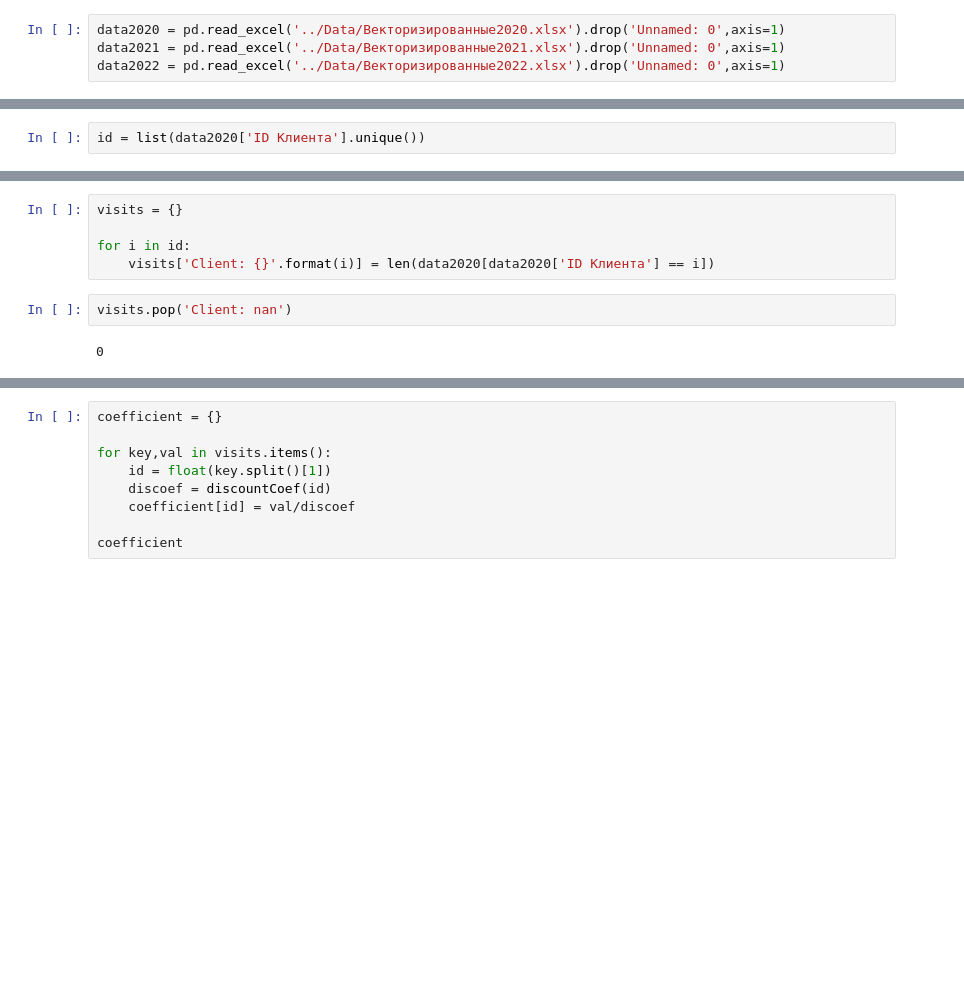
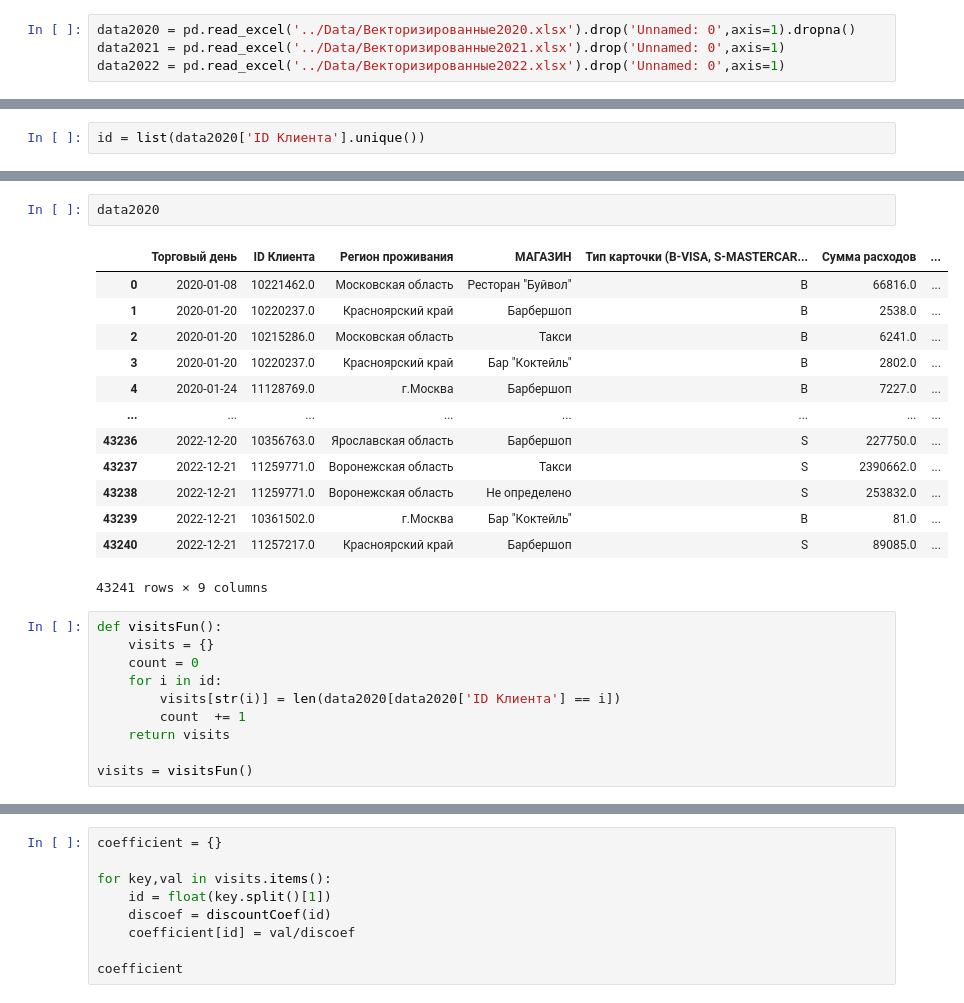
Before and after one commit to arturabgaryan/ML-marketing, a Jupyter notebook: HybridRecommender/DiscountCoef.ipynb, the cells around one changed output, grey strips where cells are left out. Saved outputs shown, nothing was run; the diff lists cells and outputs as text; blank space fills up the shorter version.

```diff
--- a/HybridRecommender/DiscountCoef.ipynb
+++ b/HybridRecommender/DiscountCoef.ipynb
@@ -4,7 +4,7 @@ import pandas as pd
 import matplotlib.pyplot as plt
 import numpy as np
 # %%
-data2020 = pd.read_excel('../Data/Векторизированные2020.xlsx').drop('Unnamed: 0',axis=1)
+data2020 = pd.read_excel('../Data/Векторизированные2020.xlsx').drop('Unnamed: 0',axis=1).dropna()
 data2021 = pd.read_excel('../Data/Векторизированные2021.xlsx').drop('Unnamed: 0',axis=1)
 data2022 = pd.read_excel('../Data/Векторизированные2022.xlsx').drop('Unnamed: 0',axis=1)
 # %%
@@ -37,9 +21,26 @@ data2020[data2020['ID Клиента'] == 10406690.0]
+# %%
+data2020
+# %% [output]
+|  | Торговый день | ID Клиента | Регион проживания | МАГАЗИН | Тип карточки (B-VISA, S-MASTERCAR... | Сумма расходов | ... |
+| 0 | 2020-01-08 | 10221462.0 | Московская область | Ресторан "Буйвол" | B | 66816.0 | ... |
+| 1 | 2020-01-20 | 10220237.0 | Красноярский край | Барбершоп | B | 2538.0 | ... |
+| 2 | 2020-01-20 | 10215286.0 | Московская область | Такси | B | 6241.0 | ... |
+| 3 | 2020-01-20 | 10220237.0 | Красноярский край | Бар "Коктейль" | B | 2802.0 | ... |
+| 4 | 2020-01-24 | 11128769.0 | г.Москва | Барбершоп | B | 7227.0 | ... |
+| ... | ... | ... | ... | ... | ... | ... | ... |
+| 43236 | 2022-12-20 | 10356763.0 | Ярославская область | Барбершоп | S | 227750.0 | ... |
+| 43237 | 2022-12-21 | 11259771.0 | Воронежская область | Такси | S | 2390662.0 | ... |
+| 43238 | 2022-12-21 | 11259771.0 | Воронежская область | Не определено | S | 253832.0 | ... |
+| 43239 | 2022-12-21 | 10361502.0 | г.Москва | Бар "Коктейль" | B | 81.0 | ... |
+| 43240 | 2022-12-21 | 11257217.0 | Красноярский край | Барбершоп | S | 89085.0 | ... |
+43241 rows × 9 columns
 # %%
-visits = {}
+def visitsFun():
+    visits = {}
+    count = 0
+    for i in id:
+        visits[str(i)] = len(data2020[data2020['ID Клиента'] == i])
+        count  += 1
+    return visits
 
-for i in id:
-    visits['Client: {}'.format(i)] = len(data2020[data2020['ID Клиента'] == i])
+visits = visitsFun()
-# %%
-visits.pop('Client: nan')
-# %% [output]
-0
```
Also changed, not shown: parts of 10 cells of this notebook.
